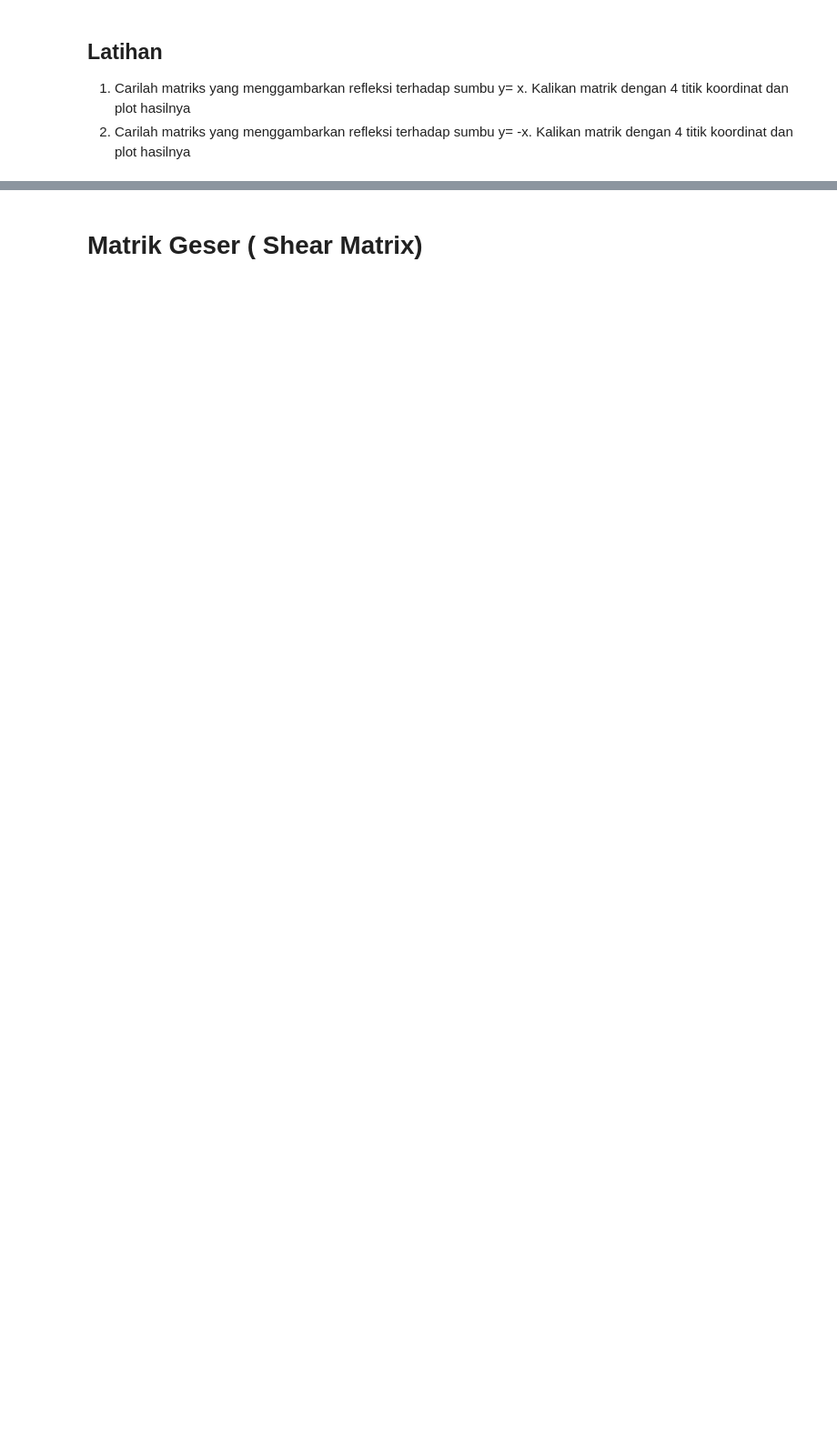
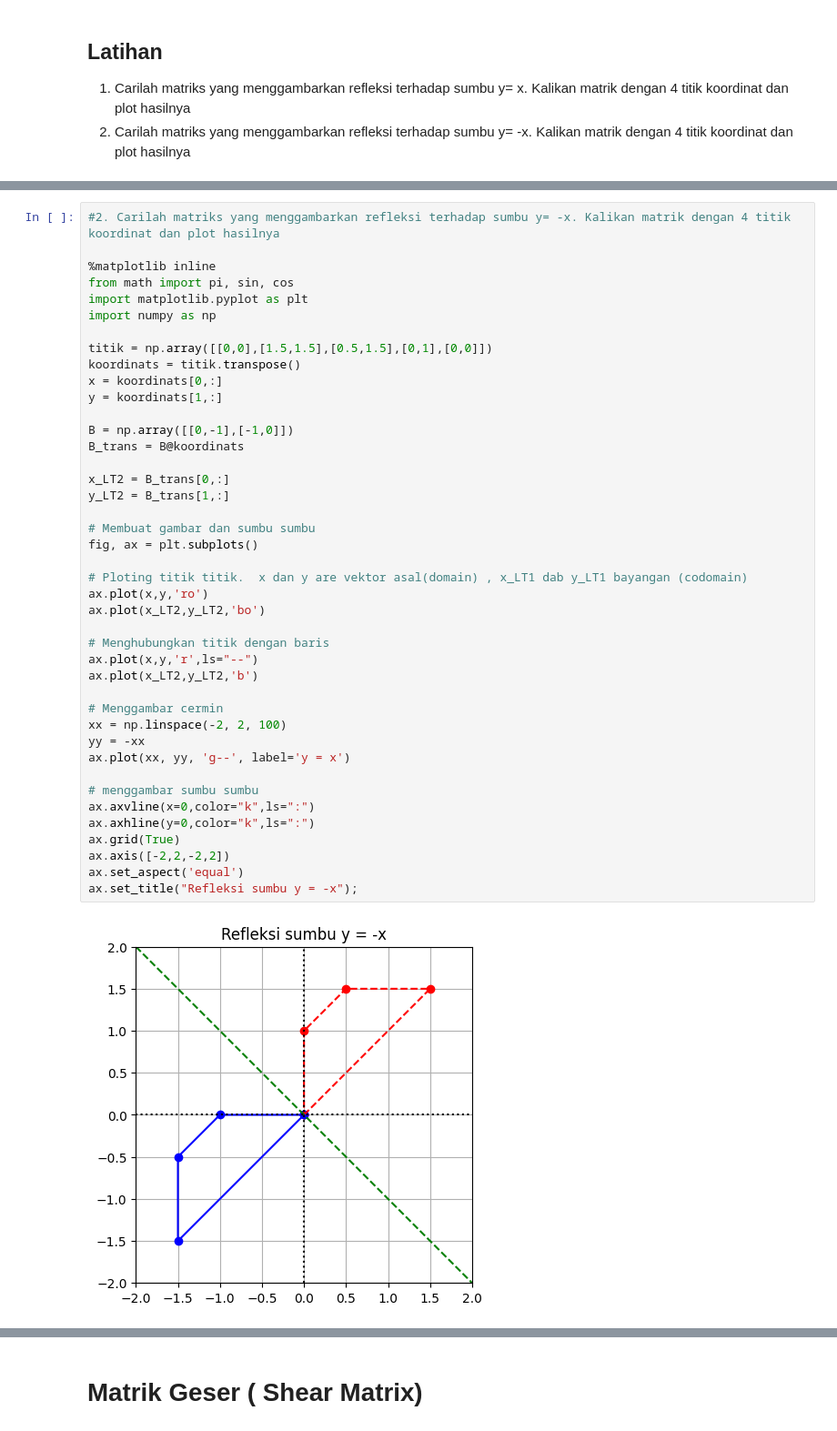
Before and after one commit to fathulamin987/kal, a Jupyter notebook: _sources/transformasi.ipynb, the cells around one changed output, grey strips where cells are left out. Shown at 91% size. Drawn from its saved outputs; the diff is of its cells as text; blank space fills up the shorter version.

```diff
--- a/_sources/transformasi.ipynb
+++ b/_sources/transformasi.ipynb
@@ -221,0 +222,44 @@ ax.set_title("Refleksi sumbu Y");
+# %%
+#2. Carilah matriks yang menggambarkan refleksi terhadap sumbu y= -x. Kalikan matrik dengan 4 titik koordinat dan plot hasilnya
+
+%matplotlib inline
+from math import pi, sin, cos
+import matplotlib.pyplot as plt
+import numpy as np
+
+titik = np.array([[0,0],[1.5,1.5],[0.5,1.5],[0,1],[0,0]])
+koordinats = titik.transpose()
+x = koordinats[0,:]
+y = koordinats[1,:]
+
+B = np.array([[0,-1],[-1,0]])
+B_trans = B@koordinats
+
+x_LT2 = B_trans[0,:]
+y_LT2 = B_trans[1,:]
+
+# Membuat gambar dan sumbu sumbu
+fig, ax = plt.subplots()
+
+# Ploting titik titik.  x dan y are vektor asal(domain) , x_LT1 dab y_LT1 bayangan (codomain)
+ax.plot(x,y,'ro')
+ax.plot(x_LT2,y_LT2,'bo')
+
+# Menghubungkan titik dengan baris
+ax.plot(x,y,'r',ls="--")
+ax.plot(x_LT2,y_LT2,'b')
+
+# Menggambar cermin
+xx = np.linspace(-2, 2, 100)
+yy = -xx
+ax.plot(xx, yy, 'g--', label='y = x')
+
+# menggambar sumbu sumbu
+ax.axvline(x=0,color="k",ls=":")
+ax.axhline(y=0,color="k",ls=":")
+ax.grid(True)
+ax.axis([-2,2,-2,2])
+ax.set_aspect('equal')
+ax.set_title("Refleksi sumbu y = -x");
+# %% [output]
+[figure, added]
```
Also changed, not shown: parts of 5 cells of this notebook, 7 other files.
